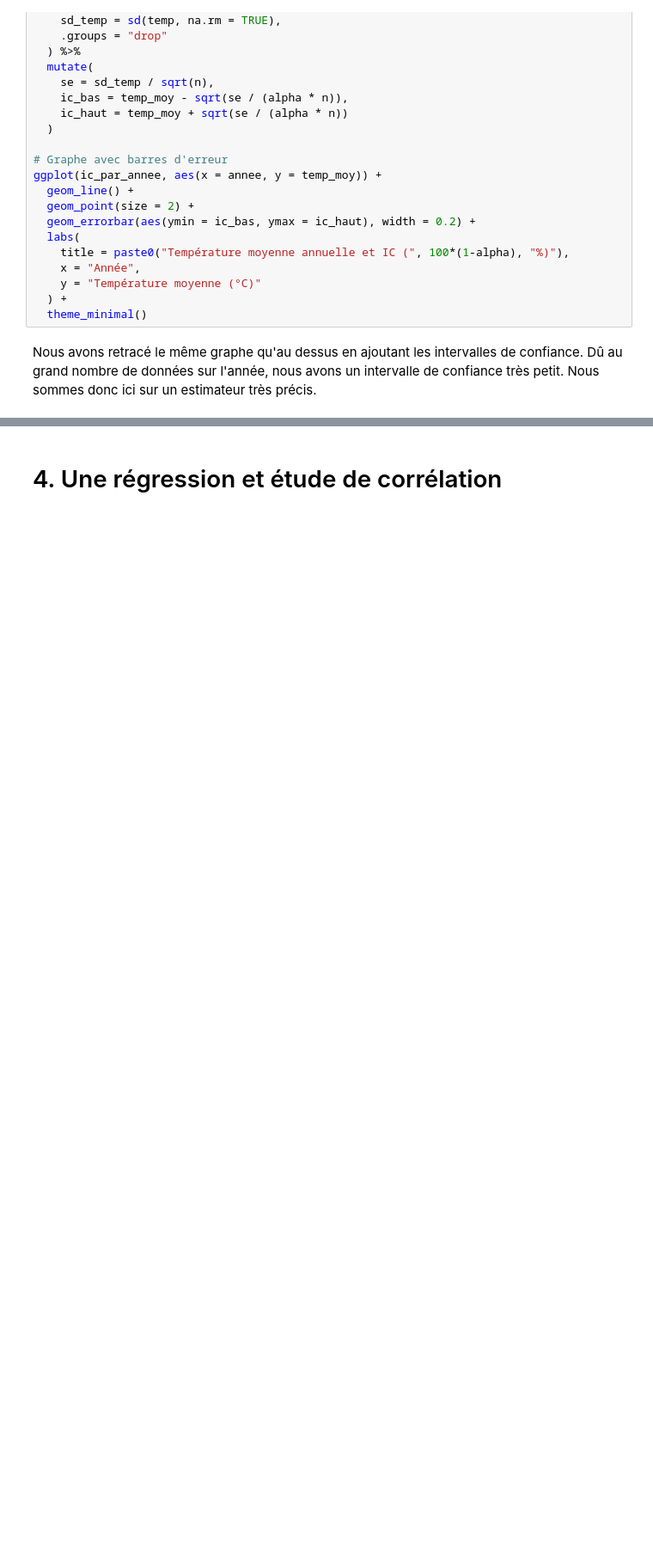
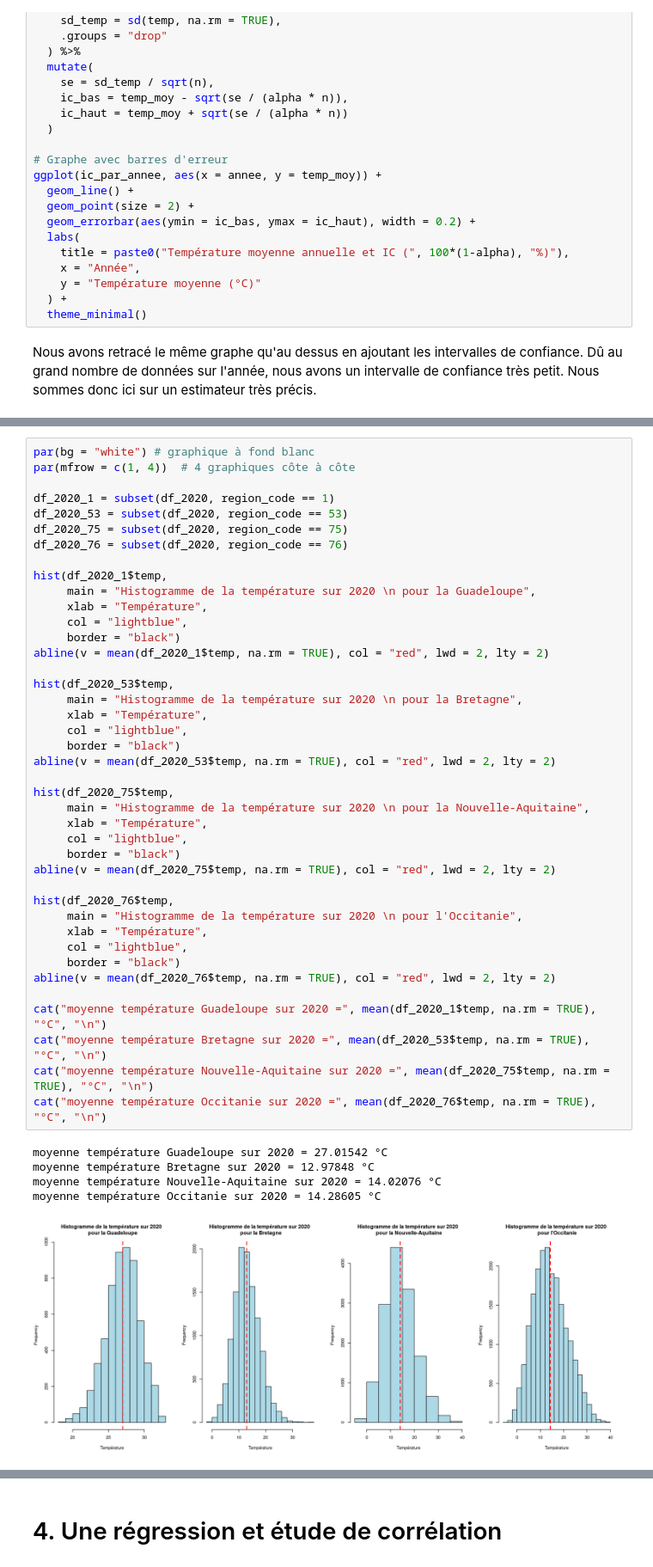
Before and after one commit to sourdevalthibault/BE-statistics-meteo, a Jupyter notebook: BE_meteo.ipynb, the cells around one changed output, grey strips where cells are left out. Shown at 86% size. Saved outputs shown, nothing was run; the diff lists cells and outputs as text; blank space fills up the shorter version.

```diff
--- a/BE_meteo.ipynb
+++ b/BE_meteo.ipynb
@@ -443,0 +545,47 @@ On s'intéresse aux valeurs de températures, de précipitations et humidité po
+# %%
+par(bg = "white") # graphique à fond blanc
+par(mfrow = c(1, 4))  # 4 graphiques côte à côte
+
+df_2020_1 = subset(df_2020, region_code == 1)
+df_2020_53 = subset(df_2020, region_code == 53)
+df_2020_75 = subset(df_2020, region_code == 75)
+df_2020_76 = subset(df_2020, region_code == 76)
+
+hist(df_2020_1$temp,
+     main = "Histogramme de la température sur 2020 \n pour la Guadeloupe",
+     xlab = "Température",
+     col = "lightblue",
+     border = "black")
+abline(v = mean(df_2020_1$temp, na.rm = TRUE), col = "red", lwd = 2, lty = 2)
+
+hist(df_2020_53$temp,
+     main = "Histogramme de la température sur 2020 \n pour la Bretagne",
+     xlab = "Température",
+     col = "lightblue",
+     border = "black")
+abline(v = mean(df_2020_53$temp, na.rm = TRUE), col = "red", lwd = 2, lty = 2)
+
+hist(df_2020_75$temp,
+     main = "Histogramme de la température sur 2020 \n pour la Nouvelle-Aquitaine",
+     xlab = "Température",
+     col = "lightblue",
+     border = "black")
+abline(v = mean(df_2020_75$temp, na.rm = TRUE), col = "red", lwd = 2, lty = 2)
+
+hist(df_2020_76$temp,
+     main = "Histogramme de la température sur 2020 \n pour l'Occitanie",
+     xlab = "Température",
+     col = "lightblue",
+     border = "black")
+abline(v = mean(df_2020_76$temp, na.rm = TRUE), col = "red", lwd = 2, lty = 2)
+
+cat("moyenne température Guadeloupe sur 2020 =", mean(df_2020_1$temp, na.rm = TRUE), "°C", "\n")
+cat("moyenne température Bretagne sur 2020 =", mean(df_2020_53$temp, na.rm = TRUE), "°C", "\n")
+cat("moyenne température Nouvelle-Aquitaine sur 2020 =", mean(df_2020_75$temp, na.rm = TRUE), "°C", "\n")
+cat("moyenne température Occitanie sur 2020 =", mean(df_2020_76$temp, na.rm = TRUE), "°C", "\n")
+# %% [output]
+moyenne température Guadeloupe sur 2020 = 27.01542 °C
+moyenne température Bretagne sur 2020 = 12.97848 °C
+moyenne température Nouvelle-Aquitaine sur 2020 = 14.02076 °C
+moyenne température Occitanie sur 2020 = 14.28605 °C
+[figure, added]
```
Also changed, not shown: parts of 34 cells of this notebook.
